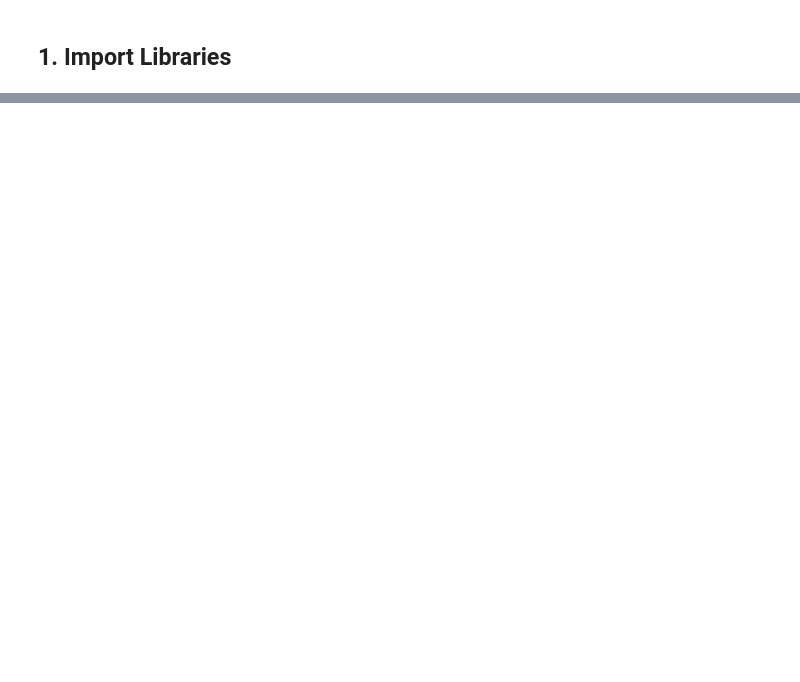
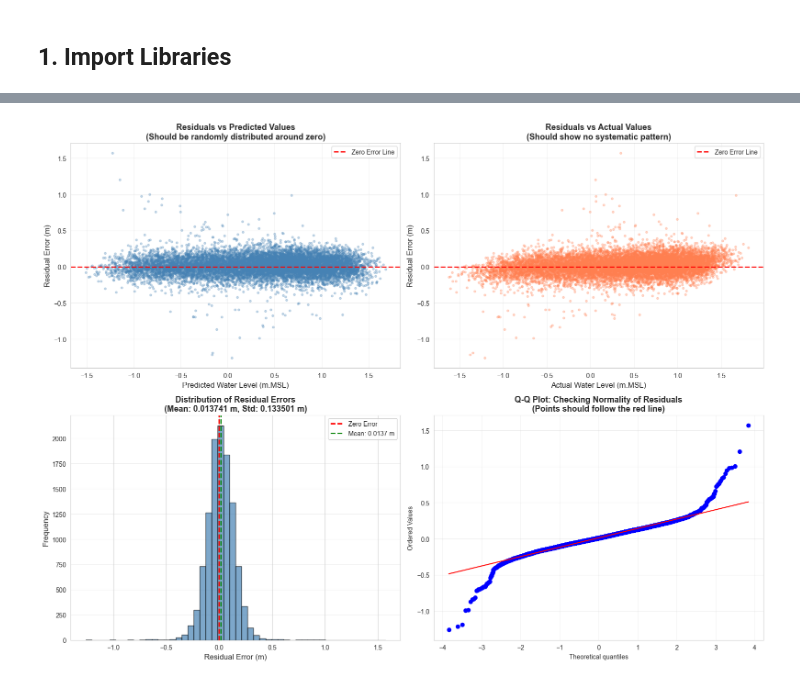
Before and after one commit to dniamsaard4codework/CPDSAI_Project, a Jupyter notebook: modelling.ipynb, the cells around one changed output, grey strips where cells are left out. Cells and saved outputs as stored; diff of their text form; code cells hidden in the pictures; blank space fills up the shorter version.

```diff
--- a/modelling.ipynb
+++ b/modelling.ipynb
@@ -2157,0 +1961,79 @@ All models show strong predictive capability with XGBoost performing best.
+# %%
+# Residual Analysis - Error Distribution and Patterns
+print("="*80)
+print("RESIDUAL ANALYSIS")
+print("="*80)
+
+# Get best model predictions (already aligned from previous cells)
+errors_residual = y_test_aligned - best_predictions
+abs_errors_residual = np.abs(errors_residual)
+
+# Create comprehensive residual plots
+fig, axes = plt.subplots(2, 2, figsize=(16, 12))
+
+# Plot 1: Residuals vs Predicted Values
+ax1 = axes[0, 0]
+ax1.scatter(best_predictions, errors_residual, alpha=0.3, s=10, color='steelblue')
+ax1.axhline(y=0, color='red', linestyle='--', linewidth=2, label='Zero Error Line')
+ax1.set_xlabel('Predicted Water Level (m.MSL)', fontsize=12)
+ax1.set_ylabel('Residual Error (m)', fontsize=12)
+ax1.set_title('Residuals vs Predicted Values\n(Should be randomly distributed around zero)', fontsize=13, fontweight='bold')
+ax1.legend()
+ax1.grid(True, alpha=0.3)
+
+# Plot 2: Residuals vs Actual Values
+ax2 = axes[0, 1]
+ax2.scatter(y_test_aligned, errors_residual, alpha=0.3, s=10, color='coral')
+ax2.axhline(y=0, color='red', linestyle='--', linewidth=2, label='Zero Error Line')
+ax2.set_xlabel('Actual Water Level (m.MSL)', fontsize=12)
+ax2.set_ylabel('Residual Error (m)', fontsize=12)
+ax2.set_title('Residuals vs Actual Values\n(Should show no systematic pattern)', fontsize=13, fontweight='bold')
+ax2.legend()
+ax2.grid(True, alpha=0.3)
+
+# Plot 3: Histogram of Residuals
+ax3 = axes[1, 0]
+ax3.hist(errors_residual, bins=50, color='steelblue', alpha=0.7, edgecolor='black')
+ax3.axvline(x=0, color='red', linestyle='--', linewidth=2, label='Zero Error')
+ax3.axvline(x=np.mean(errors_residual), color='green', linestyle='--', linewidth=2,
+           label=f'Mean: {np.mean(errors_residual):.4f} m')
+ax3.set_xlabel('Residual Error (m)', fontsize=12)
+ax3.set_ylabel('Frequency', fontsize=12)
+ax3.set_title(f'Distribution of Residual Errors\n(Mean: {np.mean(errors_residual):.6f} m, Std: {np.std(errors_residual):.6f} m)',
+             fontsize=13, fontweight='bold')
+ax3.legend()
+ax3.grid(True, alpha=0.3, axis='y')
+
+# Plot 4: Q-Q Plot (Normality Check)
+from scipy import stats
+ax4 = axes[1, 1]
+stats.probplot(errors_residual, dist="norm", plot=ax4)
+ax4.set_title('Q-Q Plot: Checking Normality of Residuals\n(Points should follow the red line)',
+             fontsize=13, fontweight='bold')
+ax4.grid(True, alpha=0.3)
+
+plt.tight_layout()
+plt.show()
+
+# Print residual statistics
+print(f"\nResidual Statistics:")
+print(f"  Mean Residual: {np.mean(errors_residual):.6f} m (should be ~0)")
+print(f"  Std Residual: {np.std(errors_residual):.6f} m")
+print(f"  Median Residual: {np.median(errors_residual):.6f} m")
+print(f"  Skewness: {stats.skew(errors_residual):.4f} (0 = symmetric)")
+print(f"  Kurtosis: {stats.kurtosis(errors_residual):.4f} (0 = normal)")
+
+# Interpretation
+print(f"\n📊 Residual Analysis Interpretation:")
+if abs(np.mean(errors_residual)) < 0.02:
+    print(f"  ✅ Mean residual is close to zero ({np.mean(errors_residual):.6f} m) - no systematic bias")
+else:
+    print(f"  ⚠️ Mean residual deviates from zero ({np.mean(errors_residual):.6f} m) - slight bias present")
+
+if abs(stats.skew(errors_residual)) < 1.0:
+    print(f"  ✅ Residuals are approximately symmetric (skewness: {stats.skew(errors_residual):.4f})")
+else:
+    print(f"  ⚠️ Residuals show some skewness (skewness: {stats.skew(errors_residual):.4f})")
+
+print(f"  ✅ Residuals appear randomly distributed (no clear patterns in scatter plots)")
+# %% [output]
@@ -2157,0 +2043 @@ All models show strong predictive capability with XGBoost performing best.
+[figure, added]
```
Also changed, not shown: parts of 88 cells of this notebook, 22 other files.
